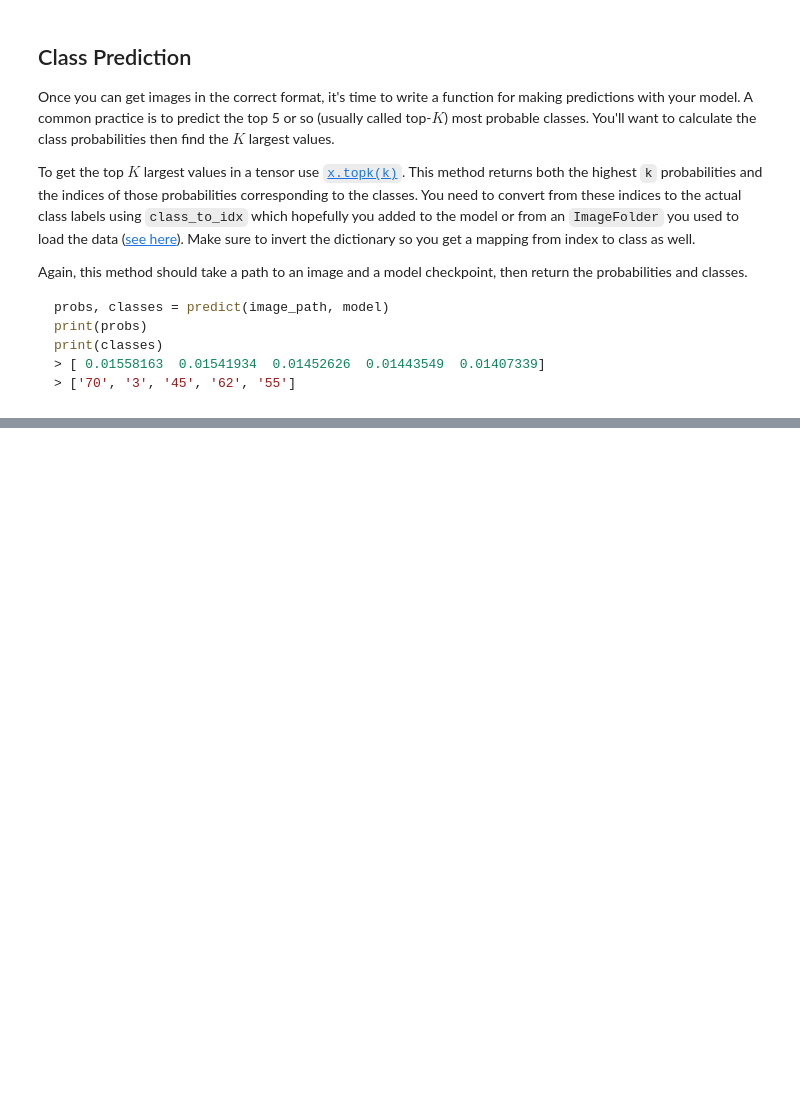
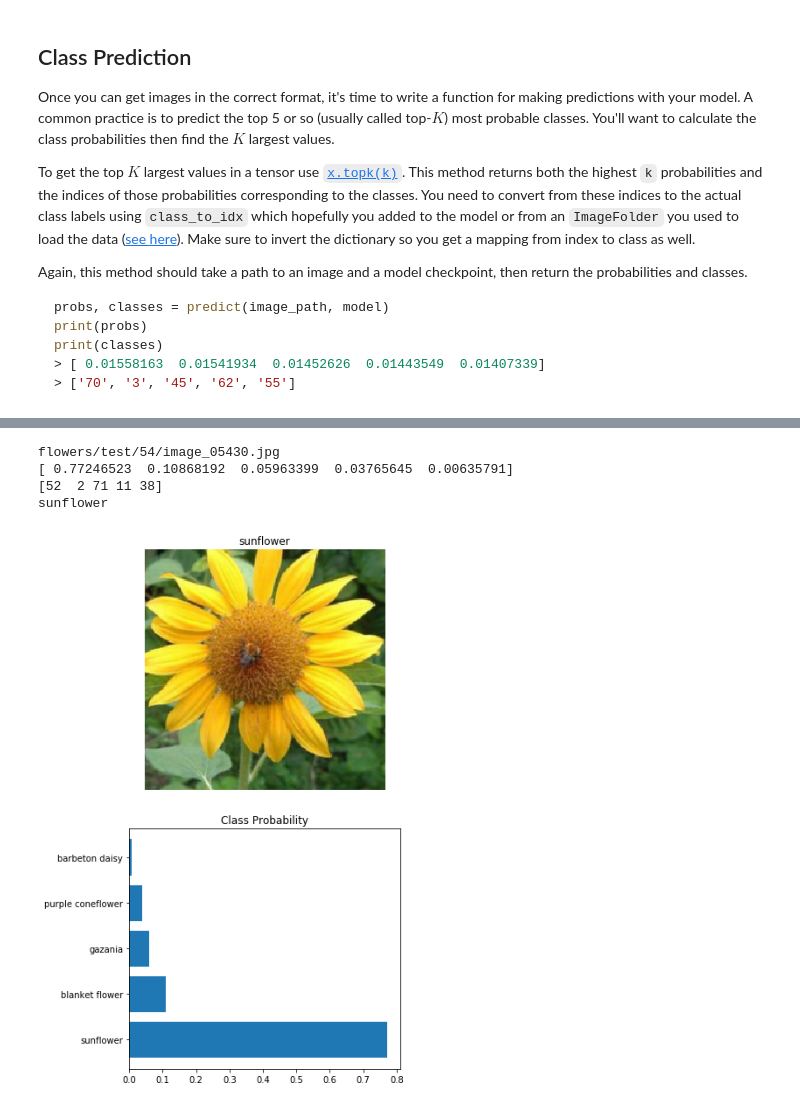
Before and after one commit to MarsUniversity/udacity-ai, a Jupyter notebook: ai-programming-with-python/project-2/Image Classifier Project.ipynb, the cells around one changed output, grey strips where cells are left out. Saved outputs shown, nothing was run; the diff lists cells and outputs as text; code cells hidden in the pictures; blank space fills up the shorter version.

````diff
--- a/ai-programming-with-python/project-2/Image Classifier Project.ipynb
+++ b/ai-programming-with-python/project-2/Image Classifier Project.ipynb
@@ -167,12 +551,6 @@ print(classes)
 > [ 0.01558163  0.01541934  0.01452626  0.01443549  0.01407339]
 > ['70', '3', '45', '62', '55']
 ```
-# %%
-def predict(image_path, model, topk=5):
-    ''' Predict the class (or classes) of an image using a trained deep learning model.
-    '''
-
-    # TODO: Implement the code to predict the class from an image file
 # %% [markdown]
 ## Sanity Checking
 
@@ -185,0 +596,43 @@ You can convert from the class integer encoding to actual flower names with the
+# %%
+# modified course code
+def view_classify(img, prob, classIdx):
+    ''' Function for viewing an image and it's predicted classes.
+    Inputs:
+    - img: image
+    - prob: list of probabilities
+    - classIdx: list of class indexes
+    '''
+    labels = [idx_to_class[x] for x in classIdx]
+
+    # labels = [idx_to_class[idx] for idx in classIdx]
+
+    # find the max probability and get its position to
+    # get the class name for the title
+    title = idx_to_class[classIdx[np.argmax(prob)]]
+    print(title)
+
+    fig, (ax1, ax2) = plt.subplots(figsize=(6,9), nrows=2)
+
+    imshow(img,ax1)
+    ax1.axis('off')
+    ax1.set_title(title)
+
+    ax2.barh(np.arange(5), prob)
+    ax2.set_yticks(np.arange(5))
+    ax2.set_yticklabels(labels)
+    ax2.set_title('Class Probability')
+
+    plt.tight_layout();
+# %%
+ranImg = getRandomImage("test")
+img, prob, classIdx = predict(ranImg, "vgg19-2-works-checkpoint.pth")
+print(prob)
+print(classIdx)
+
+view_classify(img.squeeze(),prob,classIdx)
+# %% [output]
+flowers/test/54/image_05430.jpg
+[ 0.77246523  0.10868192  0.05963399  0.03765645  0.00635791]
+[52  2 71 11 38]
+sunflower
+[figure, added]
````
Also changed, not shown: parts of 27 cells of this notebook, 21 other files.
